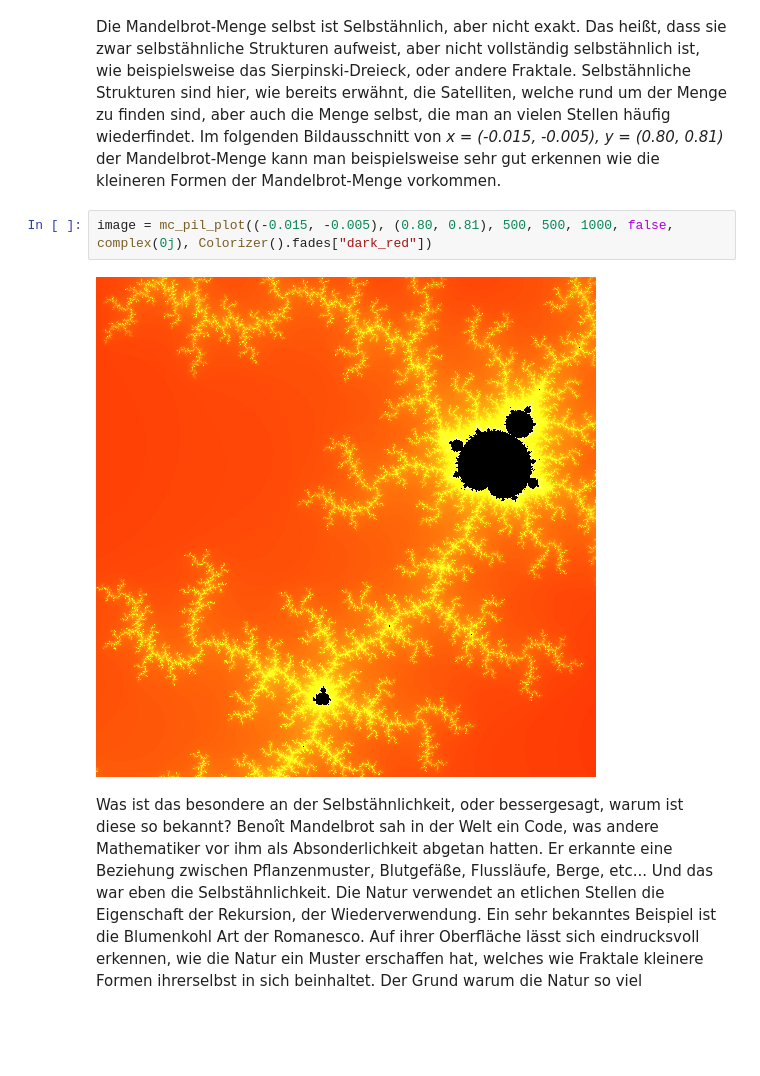
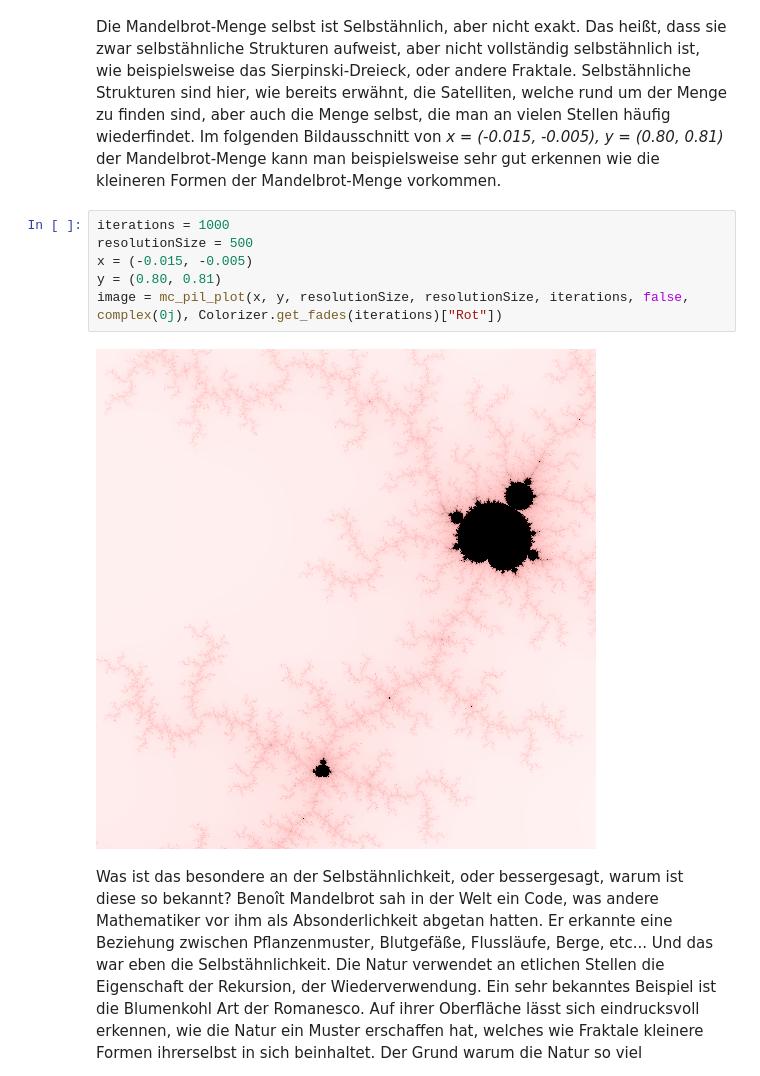
Before and after one commit to Der-Cedric/Sage_6, a Jupyter notebook: P6.ipynb, the cells around one changed output. Saved outputs shown, nothing was run; the diff lists cells and outputs as text; blank space fills up the shorter version.

```diff
--- a/P6.ipynb
+++ b/P6.ipynb
@@ -538,9 +539,13 @@ Um sich das visuell mal vor Augen zu halten kann man für grobe Punkte der Mande
 Eine große Gemeinsamkeit haben die vorangegangenen Mengen und Diagrammen aber noch: Die Selbstähnlichkeit. Was ist die Selbstähnlichkeit? Selbstähnlich ist, wie der Name schon verlauten lässt, die Eigenschaft zu sich selbst ähnlich zu sein. Ein großes Beispiel sind dabei die Fraktale, welche wir in einem anderen Projekt bereits bearbeiten durften. Diese sind nämlich zu einem sehr hohen Grad selbstähnlich und zudem Skaleninvariant. Skaleninvarianz bedeutet die Situation, die unabhängig von der Skala nicht auszumachen ist, an welcher Stelle man sie antrifft. Das ist bei Fraktalen eben gegeben, weil diese aus unzählbar kleineren Varianten ihrer selbst bestehen. Benoît Mandelbrot hat den Begriff der Fraktale sehr stark geprägt und diese Form bekannt gemacht.
 Die Mandelbrot-Menge selbst ist Selbstähnlich, aber nicht exakt. Das heißt, dass sie zwar selbstähnliche Strukturen aufweist, aber nicht vollständig selbstähnlich ist, wie beispielsweise das Sierpinski-Dreieck, oder andere Fraktale. Selbstähnliche Strukturen sind hier, wie bereits erwähnt, die Satelliten, welche rund um der Menge zu finden sind, aber auch die Menge selbst, die man an vielen Stellen häufig wiederfindet. Im folgenden Bildausschnitt von *x = (-0.015, -0.005), y = (0.80, 0.81)* der Mandelbrot-Menge kann man beispielsweise sehr gut erkennen wie die kleineren Formen der Mandelbrot-Menge vorkommen.
 # %%
-image = mc_pil_plot((-0.015, -0.005), (0.80, 0.81), 500, 500, 1000, false, complex(0j), Colorizer().fades["dark_red"])
+iterations = 1000
+resolutionSize = 500
+x = (-0.015, -0.005)
+y = (0.80, 0.81)
+image = mc_pil_plot(x, y, resolutionSize, resolutionSize, iterations, false, complex(0j), Colorizer.get_fades(iterations)["Rot"])
 # %% [output]
-[figure, old version]
+[figure, new version]
 # %% [markdown]
 Was ist das besondere an der Selbstähnlichkeit, oder bessergesagt, warum ist diese so bekannt? Benoît Mandelbrot sah in der Welt ein Code, was andere Mathematiker vor ihm als Absonderlichkeit abgetan hatten. Er erkannte eine Beziehung zwischen Pflanzenmuster, Blutgefäße, Flussläufe, Berge, etc... Und das war eben die Selbstähnlichkeit. Die Natur verwendet an etlichen Stellen die Eigenschaft der Rekursion, der Wiederverwendung. Ein sehr bekanntes Beispiel ist die Blumenkohl Art der Romanesco. Auf ihrer Oberfläche lässt sich eindrucksvoll erkennen, wie die Natur ein Muster erschaffen hat, welches wie Fraktale kleinere Formen ihrerselbst in sich beinhaltet. Der Grund warum die Natur so viel Selbstähnlichkeit und Wiederverwendung verwendet sehen Naturforscher in der Regel der Sparsamkeit. Die besagt, dass wenn sich etwas bewährt, oder zumindest den geringsten Widerstand bietet, das so lange beibehalten wird, bis schlussendlich die Gegebenheiten sich verändern und daran angepasst werden muss.
 
```
Also changed, not shown: parts of 2 cells of this notebook.
